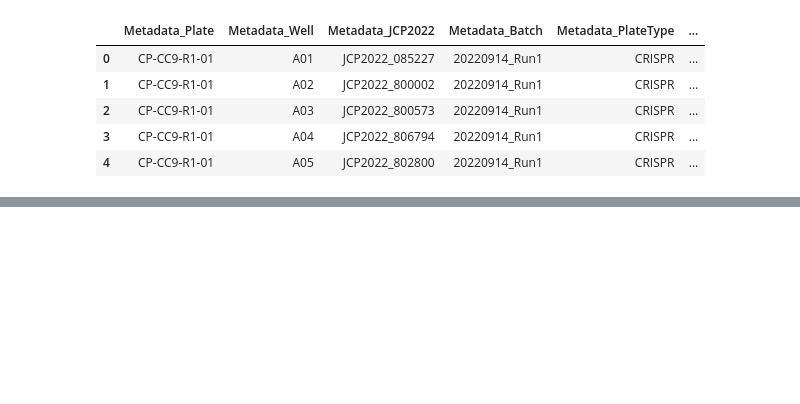
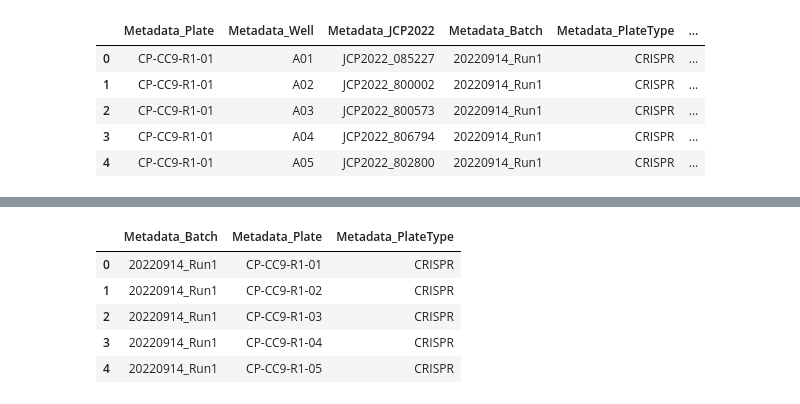
Before and after one commit to jump-cellpainting/2024_Chandrasekaran_Morphmap, a Jupyter notebook: 04.create-visualization/00.1.create-circos-plot-crispr.ipynb, the cells around one changed output, grey strips where cells are left out. Cells and saved outputs as stored; diff of their text form; code cells hidden in the pictures; blank space fills up the shorter version.

```diff
--- a/04.create-visualization/00.1.create-circos-plot-crispr.ipynb
+++ b/04.create-visualization/00.1.create-circos-plot-crispr.ipynb
@@ -110,0 +73,16 @@ experiment_metadata_df.head()
+# %%
+# Keep only one row per plate
+
+crispr_metadata = (
+    crispr_metadata.drop_duplicates(subset=["Metadata_Plate"], keep="first")
+    .reset_index(drop=True)
+)[["Metadata_Batch", "Metadata_Plate", "Metadata_PlateType"]]
+
+crispr_metadata.head()
+# %% [output]
+|  | Metadata_Batch | Metadata_Plate | Metadata_PlateType |
+| 0 | 20220914_Run1 | CP-CC9-R1-01 | CRISPR |
+| 1 | 20220914_Run1 | CP-CC9-R1-02 | CRISPR |
+| 2 | 20220914_Run1 | CP-CC9-R1-03 | CRISPR |
+| 3 | 20220914_Run1 | CP-CC9-R1-04 | CRISPR |
+| 4 | 20220914_Run1 | CP-CC9-R1-05 | CRISPR |
```
Also changed, not shown: parts of 18 cells of this notebook, 4 other files.
